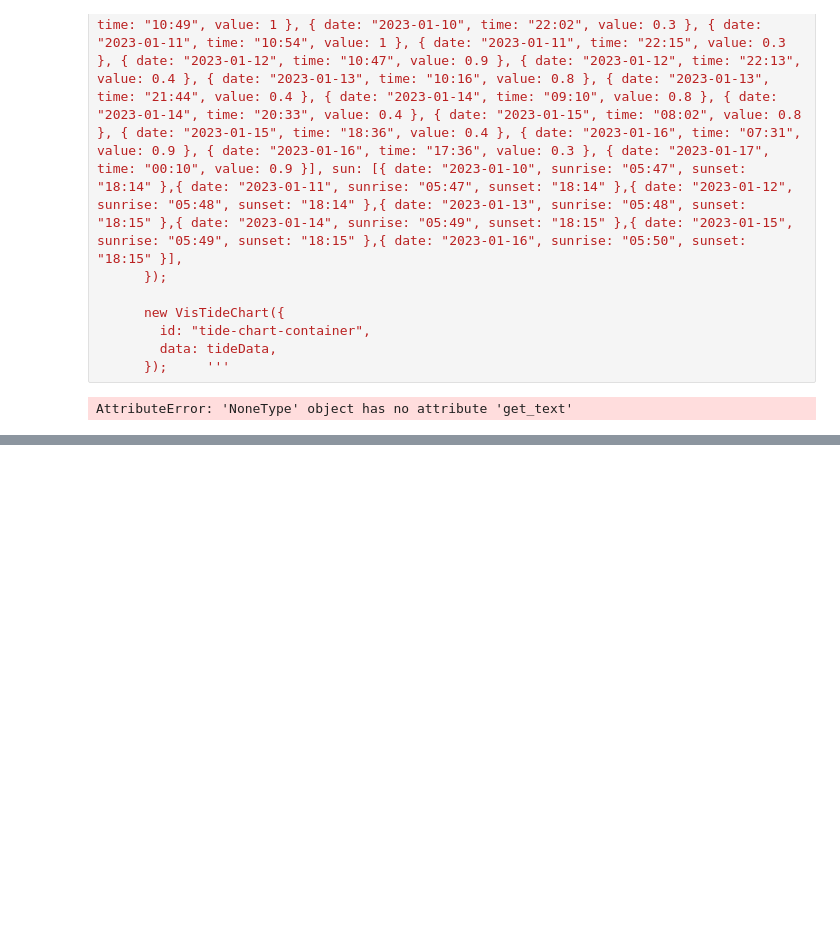
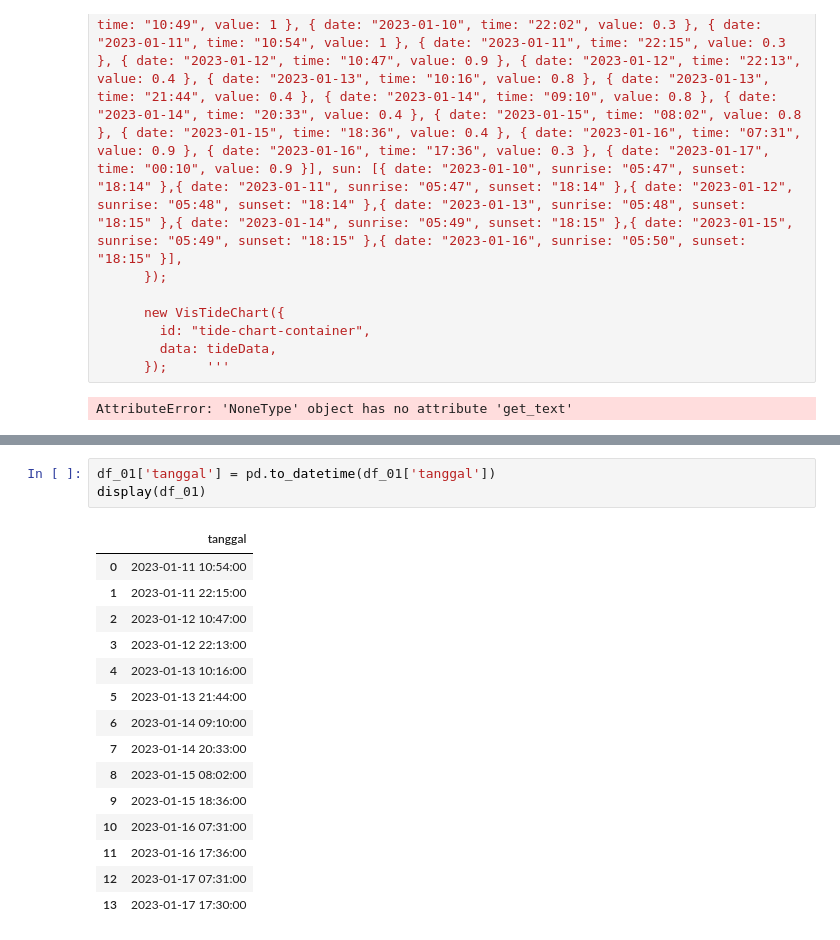
Before and after one commit to ferdiansyahz/DataScience_Discuss, a Jupyter notebook: Parsing_Test_test/parsing_weather_tides_testing_3.ipynb, the cells around one changed output, grey strips where cells are left out. Drawn from its saved outputs; the diff is of its cells as text; blank space fills up the shorter version.

```diff
--- a/Parsing_Test_test/parsing_weather_tides_testing_3.ipynb
+++ b/Parsing_Test_test/parsing_weather_tides_testing_3.ipynb
@@ -169,0 +412,19 @@ display(df_02)
+# %%
+df_01['tanggal'] = pd.to_datetime(df_01['tanggal'])
+display(df_01)
+# %% [output]
+|  | tanggal |
+| 0 | 2023-01-11 10:54:00 |
+| 1 | 2023-01-11 22:15:00 |
+| 2 | 2023-01-12 10:47:00 |
+| 3 | 2023-01-12 22:13:00 |
+| 4 | 2023-01-13 10:16:00 |
+| 5 | 2023-01-13 21:44:00 |
+| 6 | 2023-01-14 09:10:00 |
+| 7 | 2023-01-14 20:33:00 |
+| 8 | 2023-01-15 08:02:00 |
+| 9 | 2023-01-15 18:36:00 |
+| 10 | 2023-01-16 07:31:00 |
+| 11 | 2023-01-16 17:36:00 |
+| 12 | 2023-01-17 07:31:00 |
+| 13 | 2023-01-17 17:30:00 |
```
Also changed, not shown: parts of 10 cells of this notebook.
